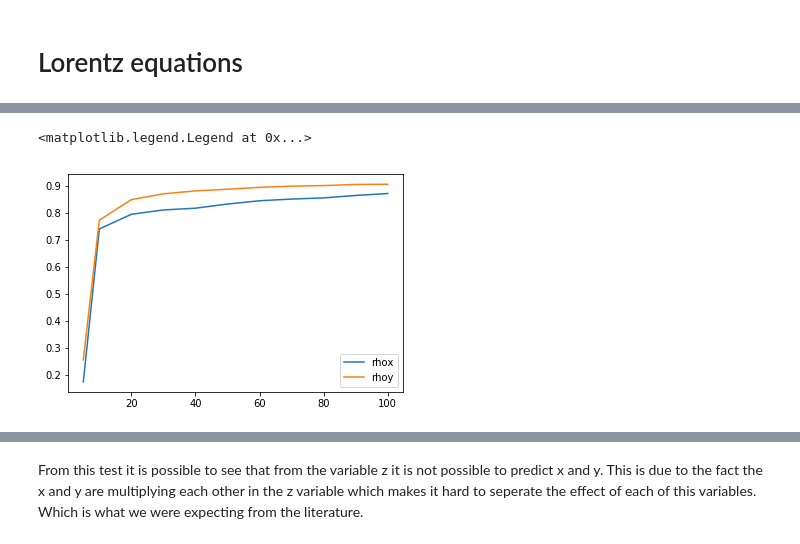
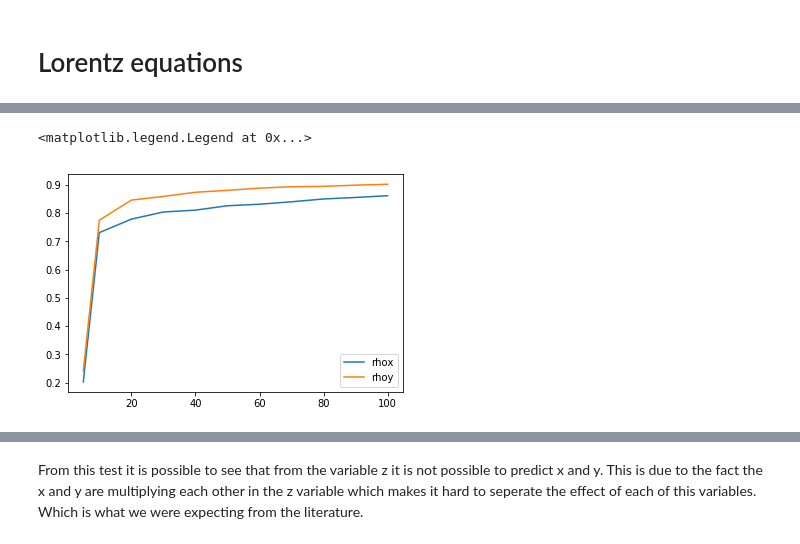
Before and after one commit to catiafortunato/ccm, a Jupyter notebook: test.ipynb, the cells around one changed output, grey strips where cells are left out. Cells and saved outputs as stored; diff of their text form; code cells hidden in the pictures.

```diff
--- a/test.ipynb
+++ b/test.ipynb
@@ -62,16 +63,16 @@ T=4000
 L=[5, 10, 20, 30, 40, 50, 60, 70, 80, 90, 100]
 emsemble=50
 
-rhox, rhoy, L=example(x,y,T,tau,E,L,emsemble)
+rhox, rhoz, L = example(x,y,T,tau,E,L,emsemble)
 # %%
 fig2=plt.figure()
 ax2=fig2.add_subplot(111)
 ax2.plot(L,rhox)
-ax2.plot(L,rhoy)
+ax2.plot(L,rhoz)
 ax2.legend(('rhox','rhoy'))
 # %% [output]
 <matplotlib.legend.Legend at 0x...>
-[figure, old version]
+[figure, new version]
 # %%
 E=3
 tau=1
```
Also changed, not shown: parts of 10 cells of this notebook.
